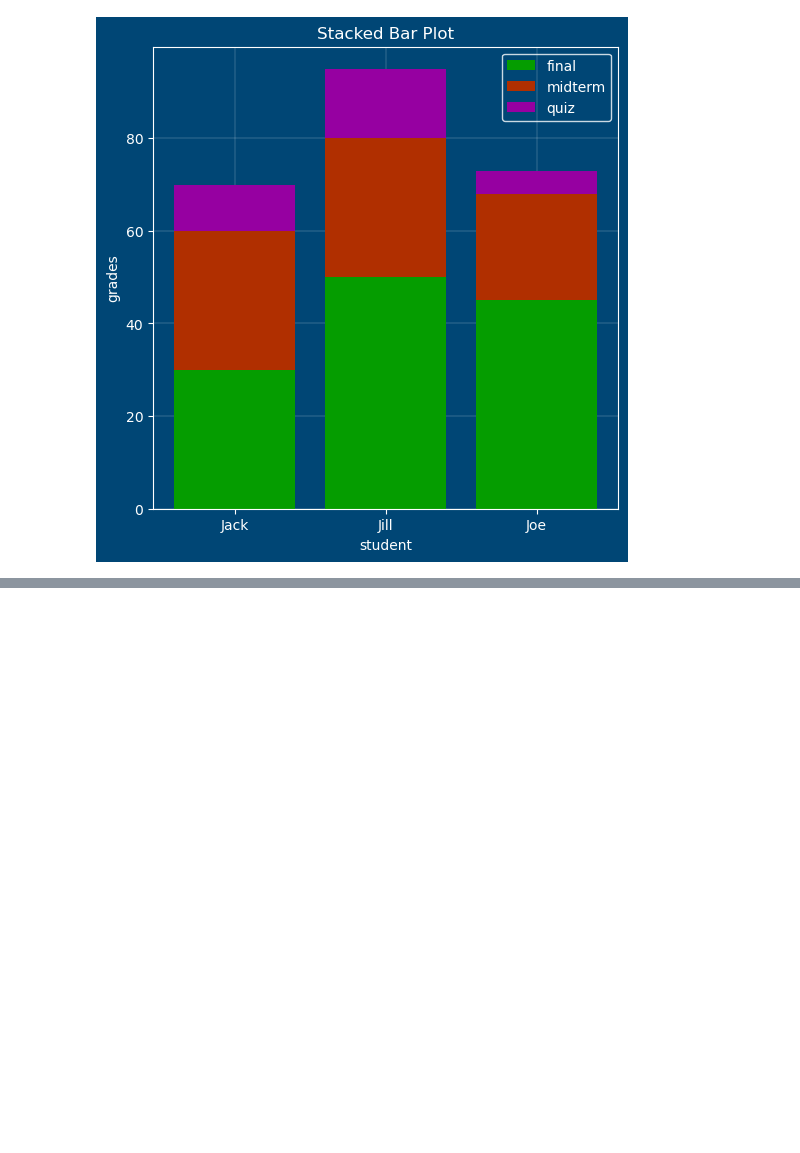
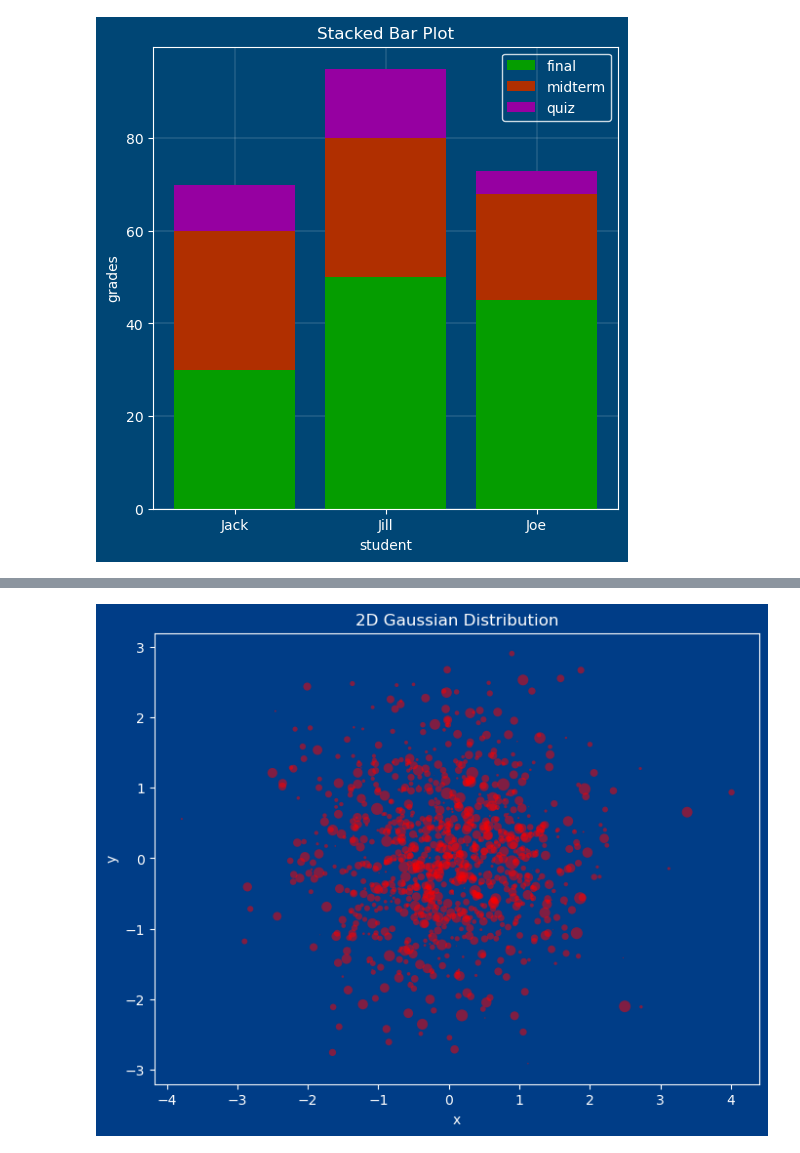
Before and after one commit to Syed-A-Naqvi/machine_learning, a Jupyter notebook: python_machine_learning/basics/plotting.ipynb, the cells around one changed output, grey strips where cells are left out. Drawn from its saved outputs; the diff is of its cells as text; code cells hidden in the pictures; blank space fills up the shorter version.

```diff
--- a/python_machine_learning/basics/plotting.ipynb
+++ b/python_machine_learning/basics/plotting.ipynb
@@ -318,0 +346,9 @@ plt.show()
+# %%
+# varying the size of the points
+size = np.abs(np.random.randn(n))*30
+fig, ax = makeCanvas((8,6), "#003d87ff", "#ffffff", 'x', 'y', '2D Gaussian Distribution')
+
+ax.scatter(x,y, s=size, color='red', linewidth=0, alpha=0.5)
+plt.show()
+# %% [output]
+[figure, added]
```
Also changed, not shown: parts of 10 cells of this notebook.
